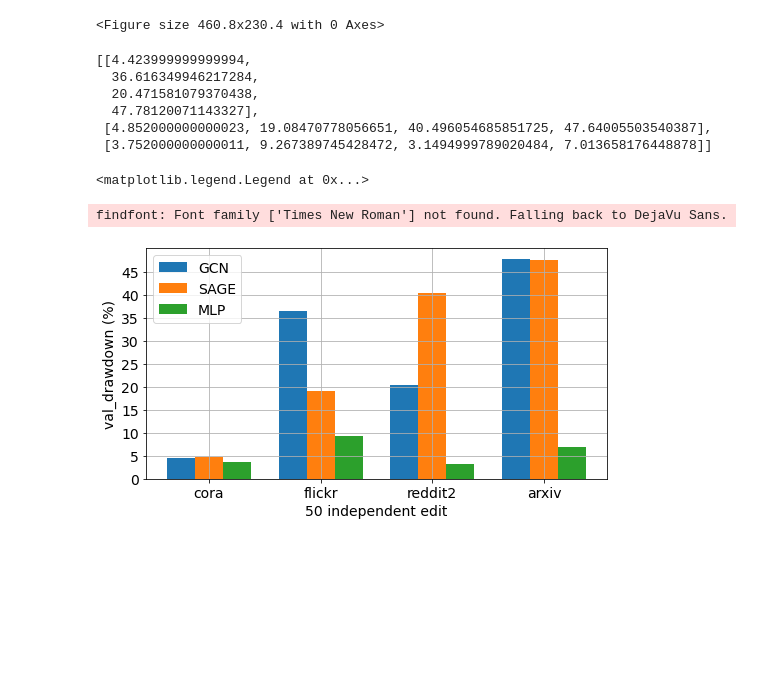
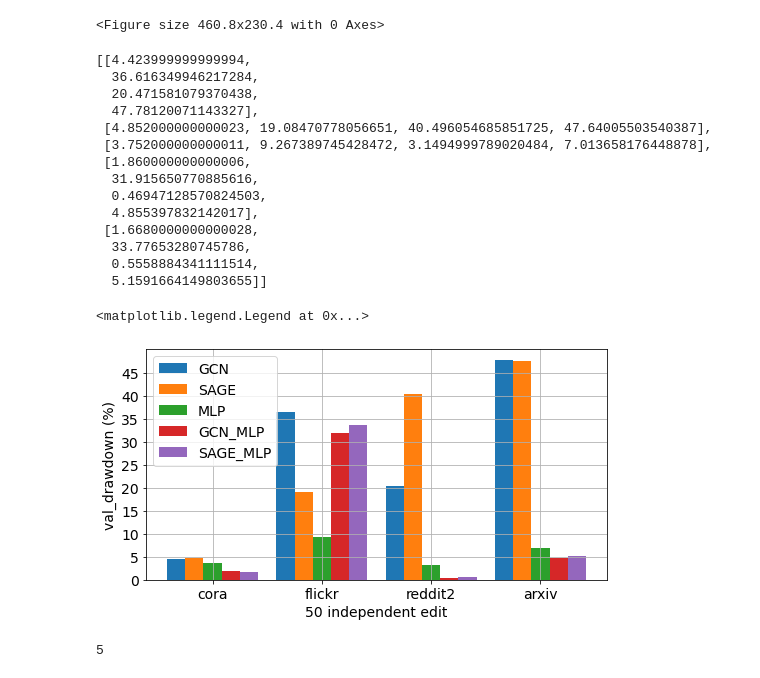
Before and after one commit to ZiyangJiang947520/SEGNN-, a Jupyter notebook: notebooks/motivation.ipynb, the cells around one changed output. Cells and saved outputs as stored; diff of their text form; code cells hidden in the pictures; blank space fills up the shorter version.

Commit message:
update data_load and more GNNs

```diff
--- a/notebooks/motivation.ipynb
+++ b/notebooks/motivation.ipynb
@@ -30,7 +30,7 @@ plt.rcParams.update(font_config)
 plt.rcParams["figure.figsize"] = (6.4, 3.2)
 
 datasets = ['cora', 'flickr', 'reddit2', 'arxiv']
-models = ['GCN', 'SAGE', 'MLP']
+models = ['GCN', 'SAGE', 'MLP', 'GCN_MLP', 'SAGE_MLP']
 criterion = 'wrong2correct'
 ROOT = '/home/grads/z/zhimengj/Code/edit_gnn/finetune'
 
@@ -63,25 +63,36 @@ gathered_data
   20.471581079370438,
   47.78120071143327],
  [4.852000000000023, 19.08470778056651, 40.496054685851725, 47.64005503540387],
- [3.752000000000011, 9.267389745428472, 3.1494999789020484, 7.013658176448878]]
+ [3.752000000000011, 9.267389745428472, 3.1494999789020484, 7.013658176448878],
+ [1.860000000000006,
+  31.915650770885616,
+  0.46947128570824503,
+  4.855397832142017],
+ [1.6680000000000028,
+  33.77653280745786,
+  0.5558884341111514,
+  5.1591664149803655]]
 # %%
 fig = plt.figure()
 ax = fig.add_axes([0,0,1,1])
-step_size = 1. / num_datasets
+step_size = 1. / (len(models)+1)
 X = np.arange(num_datasets)
 
 title_mapping = {'ind_edit': '50 independent edit', 'seq_edit': '50 sequential edit', 'batch_edit': 'batch edit with batch size 50'}
-for i in range(num_datasets - 1):
+for i in range(len(models)):
     ax.bar(X + step_size * i, gathered_data[i], width = step_size)
 
-ax.set_xticks(X + step_size)
+ax.set_xticks(X + np.floor((len(models)-1)/2)* step_size)
 ax.set_xticklabels(datasets)
 ax.set_yticks(np.arange(0., 50., 5.))
 ax.set_ylabel(f'{metric} (%)')
 ax.set_xlabel(f'{title_mapping[edit_way]}')
 ax.grid()
 ax.legend(models)
 # %% [output]
 <matplotlib.legend.Legend at 0x...>
-findfont: Font family ['Times New Roman'] not found. Falling back to DejaVu Sans.
-[figure, old version]
+[figure, new version]
+# %%
+len(gathered_data)
+# %% [output]
+5
```
Also changed, not shown: parts of 1 cell of this notebook, 21 other files.
